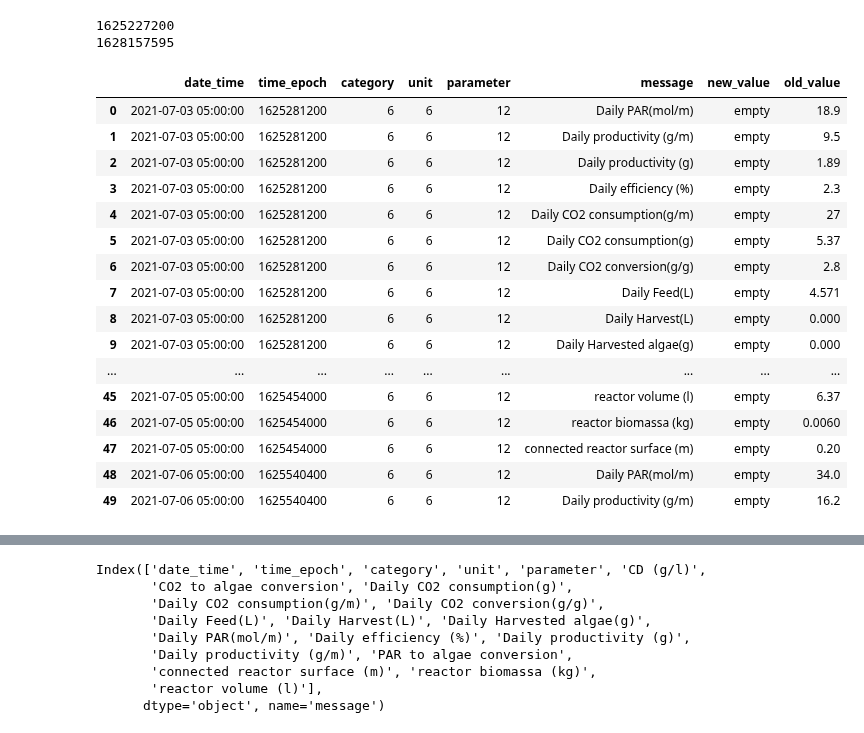
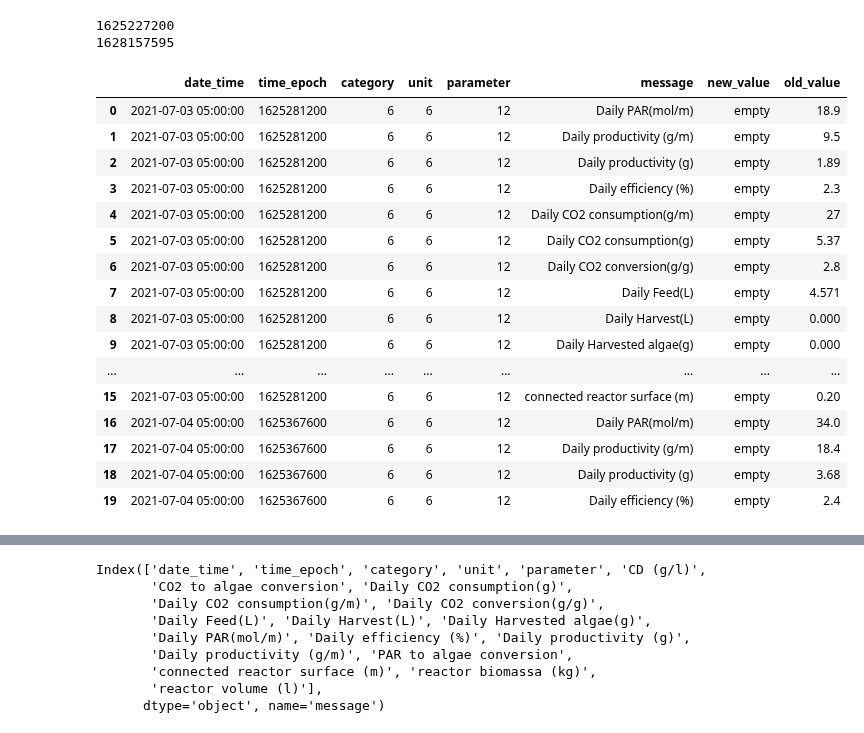
Before and after one commit to janakishyama/ESR_10, a Jupyter notebook: WP1/data_cleaning_DBexport/_3_cumulativeDay/1_sumDAY_preprocessing.ipynb, the cells around one changed output, grey strips where cells are left out. Saved outputs shown, nothing was run; the diff lists cells and outputs as text; code cells hidden in the pictures.

```diff
--- a/WP1/data_cleaning_DBexport/_3_cumulativeDay/1_sumDAY_preprocessing.ipynb
+++ b/WP1/data_cleaning_DBexport/_3_cumulativeDay/1_sumDAY_preprocessing.ipynb
@@ -79,25 +79,25 @@ print(end_date)
 # %%
 tbl_log_calc = pd.read_sql("SELECT * FROM tbl_log_data WHERE unit = ? AND parameter = ? AND category = ? AND time_epoch BETWEEN ? AND ?", database_connection, params=[unit_id, parameter, category, start_date, end_date])
 # %%
-tbl_log_calc.head(50)
+tbl_log_calc.head(20)
 # %% [output]
 |  | date_time | time_epoch | category | unit | parameter | message | new_value | old_value |
 | 0 | 2021-07-03 05:00:00 | 1625281200 | 6 | 6 | 12 | Daily PAR(mol/m) | empty | 18.9 |
 | 1 | 2021-07-03 05:00:00 | 1625281200 | 6 | 6 | 12 | Daily productivity (g/m) | empty | 9.5 |
 | 2 | 2021-07-03 05:00:00 | 1625281200 | 6 | 6 | 12 | Daily productivity (g) | empty | 1.89 |
 | 3 | 2021-07-03 05:00:00 | 1625281200 | 6 | 6 | 12 | Daily efficiency (%) | empty | 2.3 |
 | 4 | 2021-07-03 05:00:00 | 1625281200 | 6 | 6 | 12 | Daily CO2 consumption(g/m) | empty | 27 |
 | 5 | 2021-07-03 05:00:00 | 1625281200 | 6 | 6 | 12 | Daily CO2 consumption(g) | empty | 5.37 |
 | 6 | 2021-07-03 05:00:00 | 1625281200 | 6 | 6 | 12 | Daily CO2 conversion(g/g) | empty | 2.8 |
 | 7 | 2021-07-03 05:00:00 | 1625281200 | 6 | 6 | 12 | Daily Feed(L) | empty | 4.571 |
 | 8 | 2021-07-03 05:00:00 | 1625281200 | 6 | 6 | 12 | Daily Harvest(L) | empty | 0.000 |
 | 9 | 2021-07-03 05:00:00 | 1625281200 | 6 | 6 | 12 | Daily Harvested algae(g) | empty | 0.000 |
 | ... | ... | ... | ... | ... | ... | ... | ... | ... |
-| 45 | 2021-07-05 05:00:00 | 1625454000 | 6 | 6 | 12 | reactor volume (l) | empty | 6.37 |
-| 46 | 2021-07-05 05:00:00 | 1625454000 | 6 | 6 | 12 | reactor biomassa (kg) | empty | 0.0060 |
-| 47 | 2021-07-05 05:00:00 | 1625454000 | 6 | 6 | 12 | connected reactor surface (m) | empty | 0.20 |
-| 48 | 2021-07-06 05:00:00 | 1625540400 | 6 | 6 | 12 | Daily PAR(mol/m) | empty | 34.0 |
-| 49 | 2021-07-06 05:00:00 | 1625540400 | 6 | 6 | 12 | Daily productivity (g/m) | empty | 16.2 |
+| 15 | 2021-07-03 05:00:00 | 1625281200 | 6 | 6 | 12 | connected reactor surface (m) | empty | 0.20 |
+| 16 | 2021-07-04 05:00:00 | 1625367600 | 6 | 6 | 12 | Daily PAR(mol/m) | empty | 34.0 |
+| 17 | 2021-07-04 05:00:00 | 1625367600 | 6 | 6 | 12 | Daily productivity (g/m) | empty | 18.4 |
+| 18 | 2021-07-04 05:00:00 | 1625367600 | 6 | 6 | 12 | Daily productivity (g) | empty | 3.68 |
+| 19 | 2021-07-04 05:00:00 | 1625367600 | 6 | 6 | 12 | Daily efficiency (%) | empty | 2.4 |
 # %%
 sum_daily = tbl_log_calc.pivot_table(index=(['date_time', 'time_epoch', 'category', 'unit', 'parameter']),columns='message',values='old_value',fill_value=0)
 # %%
```
Also changed, not shown: parts of 12 cells of this notebook, 4 other files.
